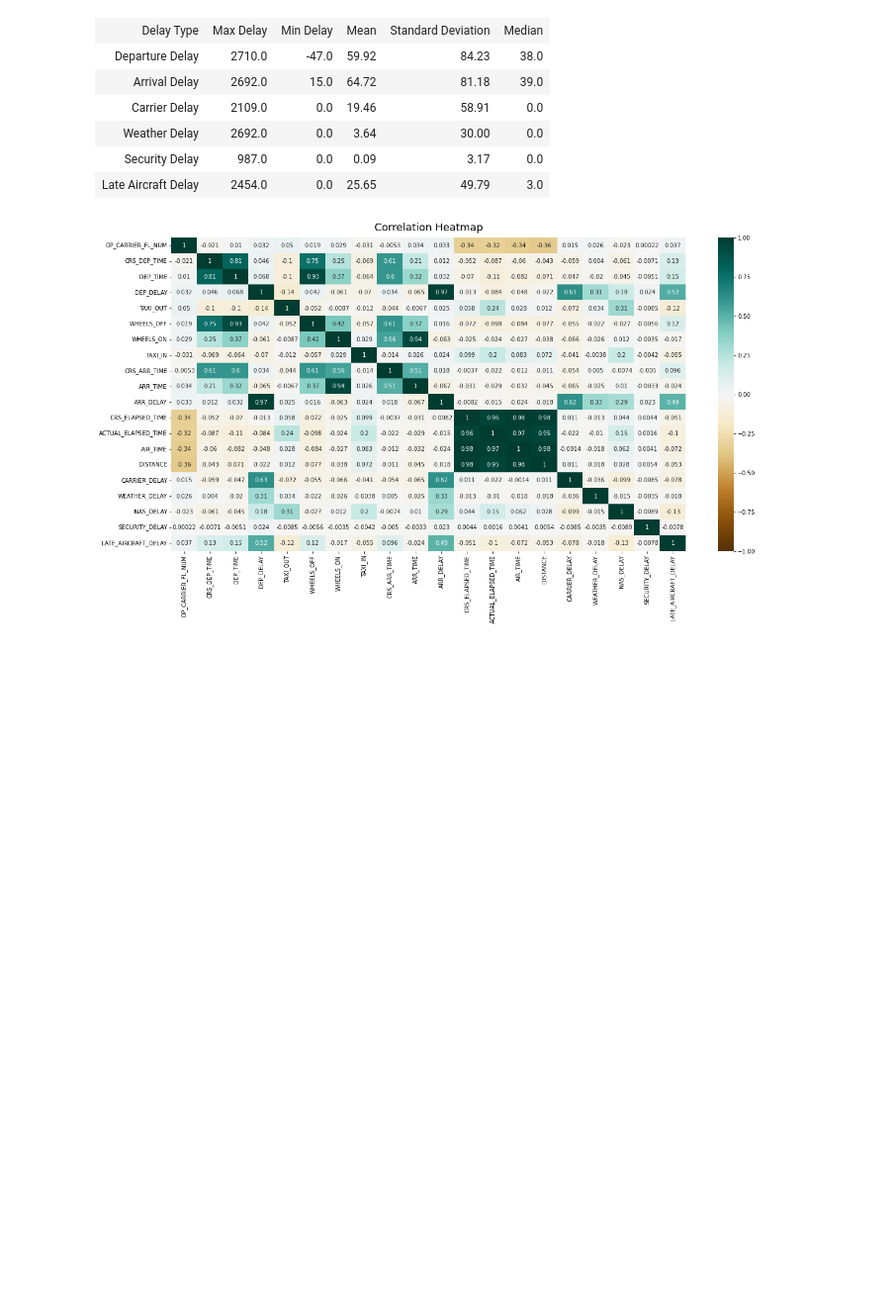
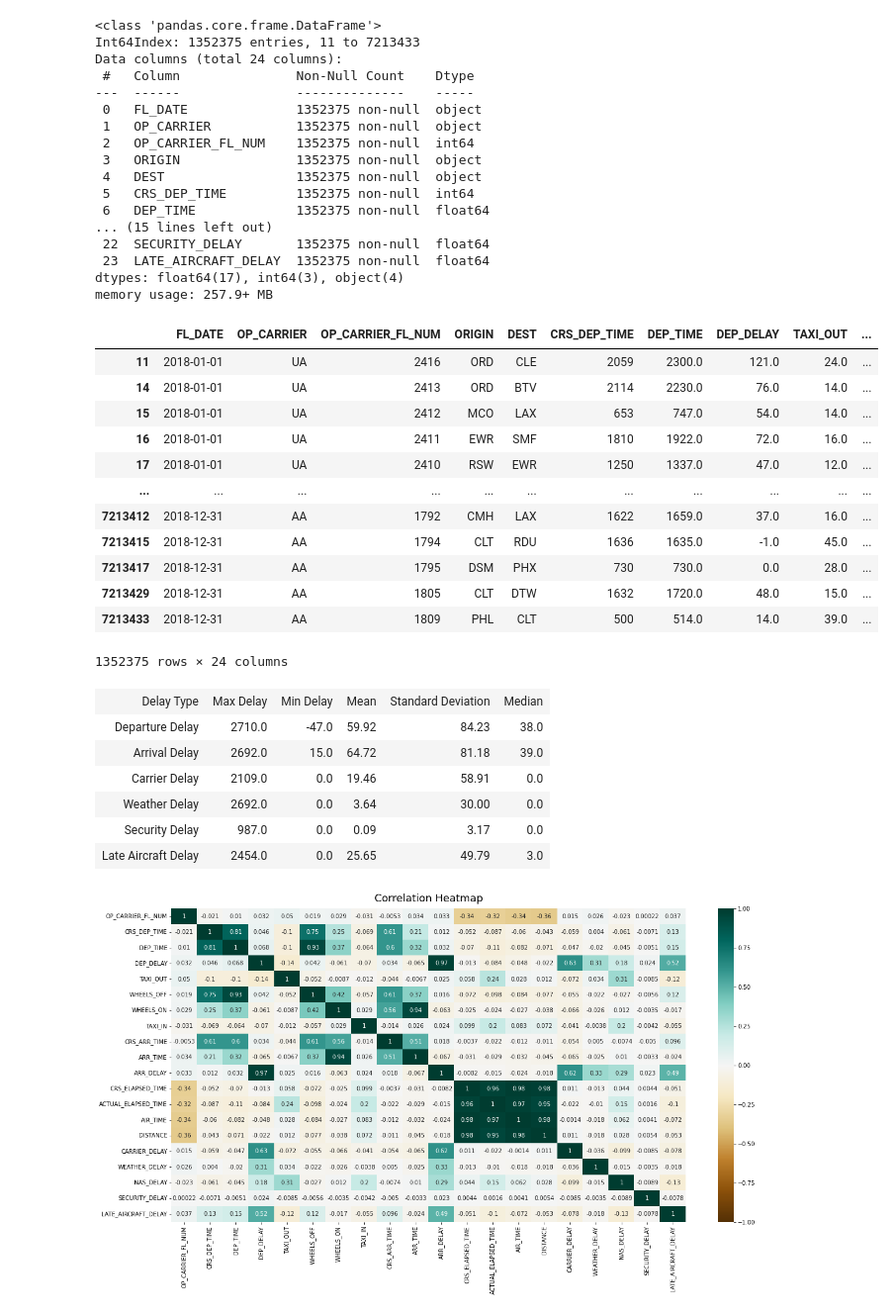
Before and after one commit to AdityaThakur1/flight-data-modelling, a Jupyter notebook: src/data_analysis.ipynb, the cells around one changed output. Shown at 99% size. Saved outputs shown, nothing was run; the diff lists cells and outputs as text; code cells hidden in the pictures; blank space fills up the shorter version.

```diff
--- a/src/data_analysis.ipynb
+++ b/src/data_analysis.ipynb
@@ -34,6 +52,40 @@ df2 = df.drop(['CANCELLATION_CODE','CANCELLED','DIVERTED','Unnamed: 27'], axis=1
 
 #Drop all rows with NA
 df2 = df2.dropna()
+# %%
+df2.info()
+df2
+# %% [output]
+<class 'pandas.core.frame.DataFrame'>
+Int64Index: 1352375 entries, 11 to 7213433
+Data columns (total 24 columns):
+ #   Column               Non-Null Count    Dtype
+---  ------               --------------    -----
+ 0   FL_DATE              1352375 non-null  object
+ 1   OP_CARRIER           1352375 non-null  object
+ 2   OP_CARRIER_FL_NUM    1352375 non-null  int64
+ 3   ORIGIN               1352375 non-null  object
+ 4   DEST                 1352375 non-null  object
+ 5   CRS_DEP_TIME         1352375 non-null  int64
+ 6   DEP_TIME             1352375 non-null  float64
+... (15 lines left out)
+ 22  SECURITY_DELAY       1352375 non-null  float64
+ 23  LATE_AIRCRAFT_DELAY  1352375 non-null  float64
+dtypes: float64(17), int64(3), object(4)
+memory usage: 257.9+ MB
+|  | FL_DATE | OP_CARRIER | OP_CARRIER_FL_NUM | ORIGIN | DEST | CRS_DEP_TIME | DEP_TIME | DEP_DELAY | TAXI_OUT | ... |
+| 11 | 2018-01-01 | UA | 2416 | ORD | CLE | 2059 | 2300.0 | 121.0 | 24.0 | ... |
+| 14 | 2018-01-01 | UA | 2413 | ORD | BTV | 2114 | 2230.0 | 76.0 | 14.0 | ... |
+| 15 | 2018-01-01 | UA | 2412 | MCO | LAX | 653 | 747.0 | 54.0 | 14.0 | ... |
+| 16 | 2018-01-01 | UA | 2411 | EWR | SMF | 1810 | 1922.0 | 72.0 | 16.0 | ... |
+| 17 | 2018-01-01 | UA | 2410 | RSW | EWR | 1250 | 1337.0 | 47.0 | 12.0 | ... |
+| ... | ... | ... | ... | ... | ... | ... | ... | ... | ... | ... |
+| 7213412 | 2018-12-31 | AA | 1792 | CMH | LAX | 1622 | 1659.0 | 37.0 | 16.0 | ... |
+| 7213415 | 2018-12-31 | AA | 1794 | CLT | RDU | 1636 | 1635.0 | -1.0 | 45.0 | ... |
+| 7213417 | 2018-12-31 | AA | 1795 | DSM | PHX | 730 | 730.0 | 0.0 | 28.0 | ... |
+| 7213429 | 2018-12-31 | AA | 1805 | CLT | DTW | 1632 | 1720.0 | 48.0 | 15.0 | ... |
+| 7213433 | 2018-12-31 | AA | 1809 | PHL | CLT | 500 | 514.0 | 14.0 | 39.0 | ... |
+1352375 rows × 24 columns
 # %%
 #Getting summary statistics
 delay_data = []
```
Also changed, not shown: parts of 8 cells of this notebook.
